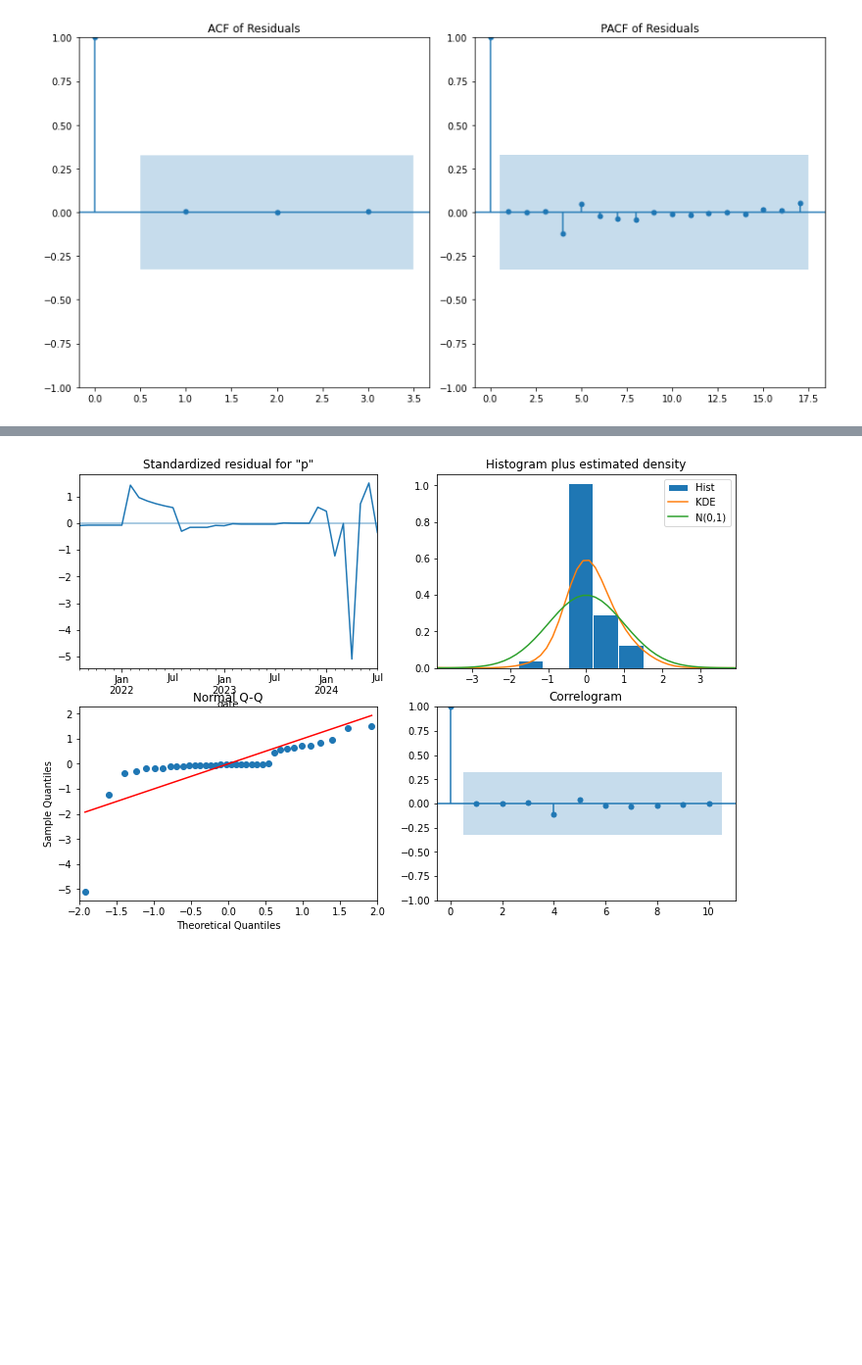
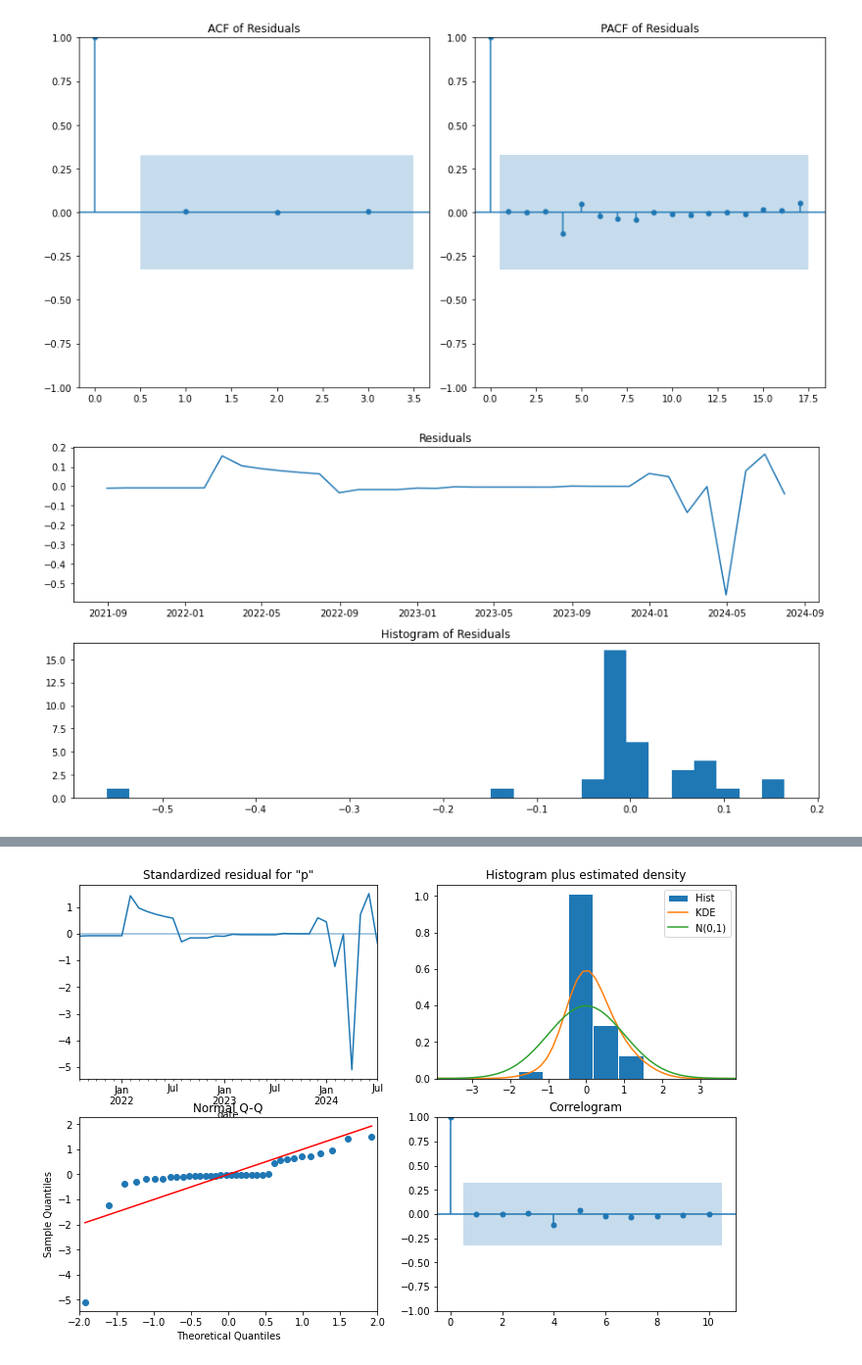
Before and after one commit to GalkaKG/Predicting-Sofia-Real-Estate-Prices, a Jupyter notebook: ARIMA Forecasting Playground.ipynb, the cells around one changed output, grey strips where cells are left out. Shown: that part at 98% size. Drawn from its saved outputs; the diff is of its cells as text; code cells hidden in the pictures; blank space fills up the shorter version.

```diff
--- a/ARIMA Forecasting Playground.ipynb
+++ b/ARIMA Forecasting Playground.ipynb
@@ -158,2 +141,16 @@ plt.show()
 # %% [output]
 [figure]
+# %%
+# Plot residuals
+residuals = model_fit.resid
+plt.figure(figsize=(12, 6))
+plt.subplot(2, 1, 1)
+plt.plot(residuals)
+plt.title('Residuals')
+plt.subplot(2, 1, 2)
+plt.hist(residuals, bins=30)
+plt.title('Histogram of Residuals')
+plt.tight_layout()
+plt.show()
+# %% [output]
+[figure, added]
```
Also changed, not shown: parts of 16 cells of this notebook, 2 other files.
